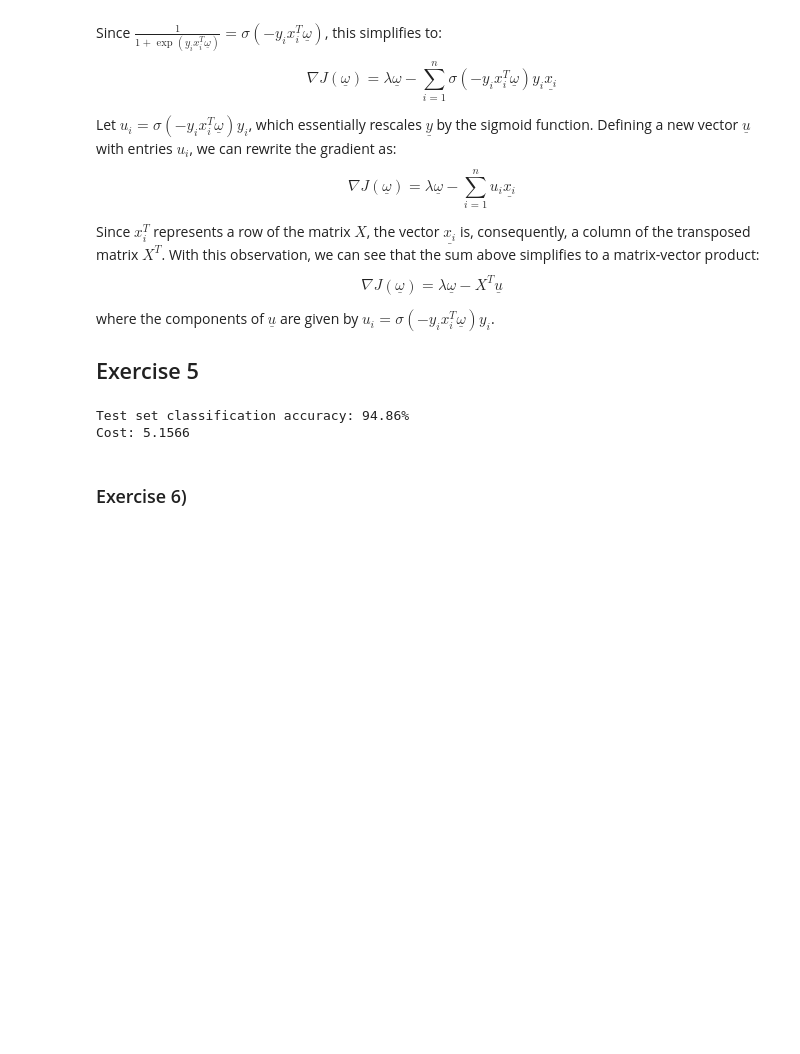
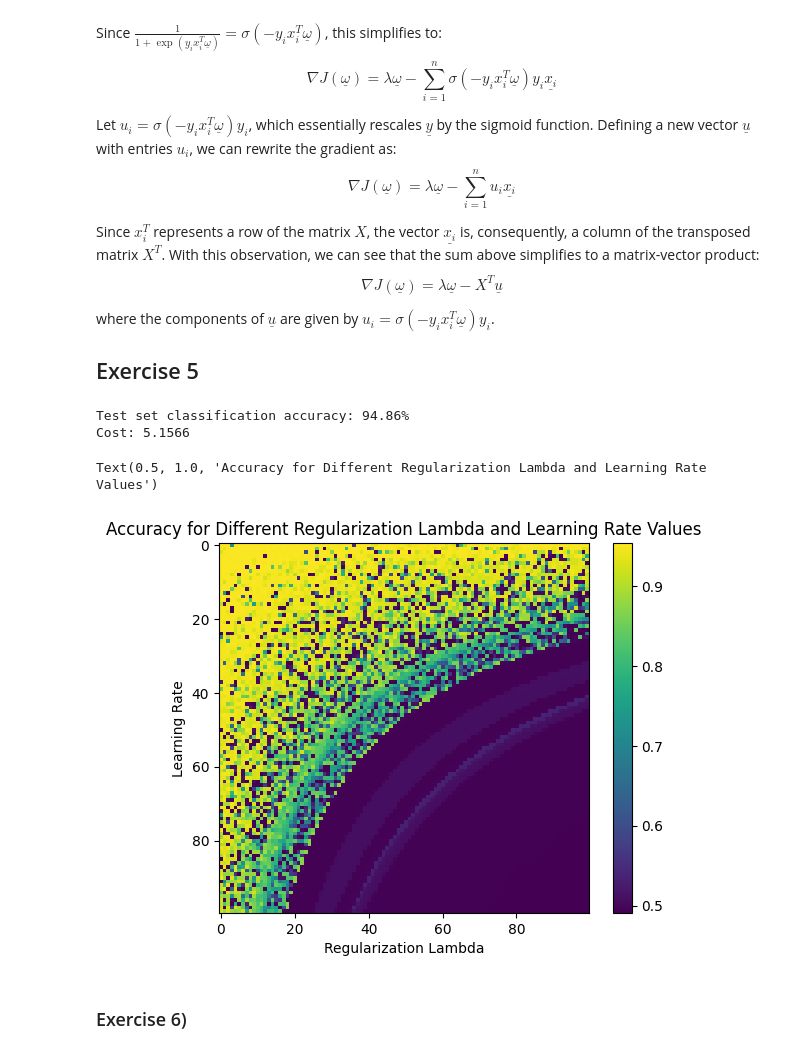
Before and after one commit to moscovium115/ML_ai_project_jupyter, a Jupyter notebook: Project_1.ipynb, the cells around one changed output. Saved outputs shown, nothing was run; the diff lists cells and outputs as text; code cells hidden in the pictures; blank space fills up the shorter version.

Commit message:
added lambda alpha heatmap

```diff
--- a/Project_1.ipynb
+++ b/Project_1.ipynb
@@ -309,6 +309,31 @@ print(f"Cost: {cost / len(y_train):.4f}")
 # %% [output]
 Test set classification accuracy: 94.86%
 Cost: 5.1566
+# %%
+# Gathering Data to plot the accuracy of logistic gradient descent
+# for different values of reg_lambda and alpha
+num_lambdas = 100
+num_alphas = 100
+reg_lambdas = np.linspace(1, 100, num_lambdas)
+alphas = np.linspace(0.001, 0.01, num_alphas)
+
+accuracies = np.zeros((num_lambdas, num_alphas))
+for p1, reg_lambda in enumerate(reg_lambdas):
+    for p2, alpha in enumerate(alphas):
+        w = logistic_regression(X_train, y_train, alpha, reg_lambda, K)
+        _, accuracies[p1, p2] = classify(X_test, y_test, w)
+# %%
+# Heatmap plot of accuracy
+import matplotlib.pyplot as plt
+fig, ax = plt.subplots()
+plt.xlabel("Regularization Lambda")
+plt.ylabel("Learning Rate")
+plt.imshow(accuracies)
+plt.colorbar()
+plt.title("Accuracy for Different Regularization Lambda and Learning Rate Values")
+# %% [output]
+Text(0.5, 1.0, 'Accuracy for Different Regularization Lambda and Learning Rate Values')
+[figure, added]
 # %% [markdown]
 ### Exercise 6)
 # %%
```
Also changed, not shown: parts of 3 cells of this notebook.
